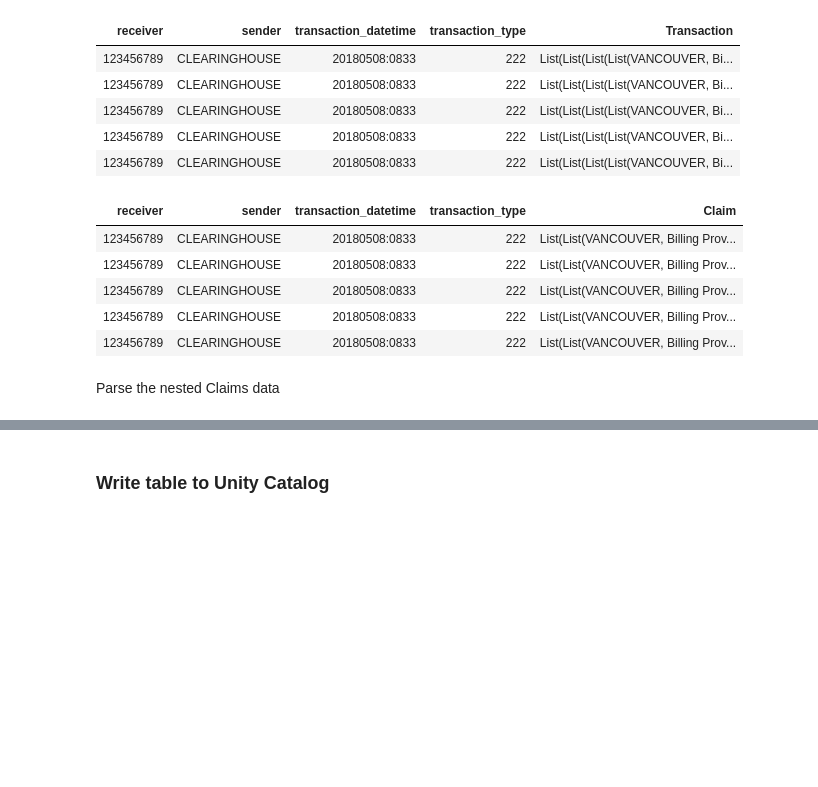
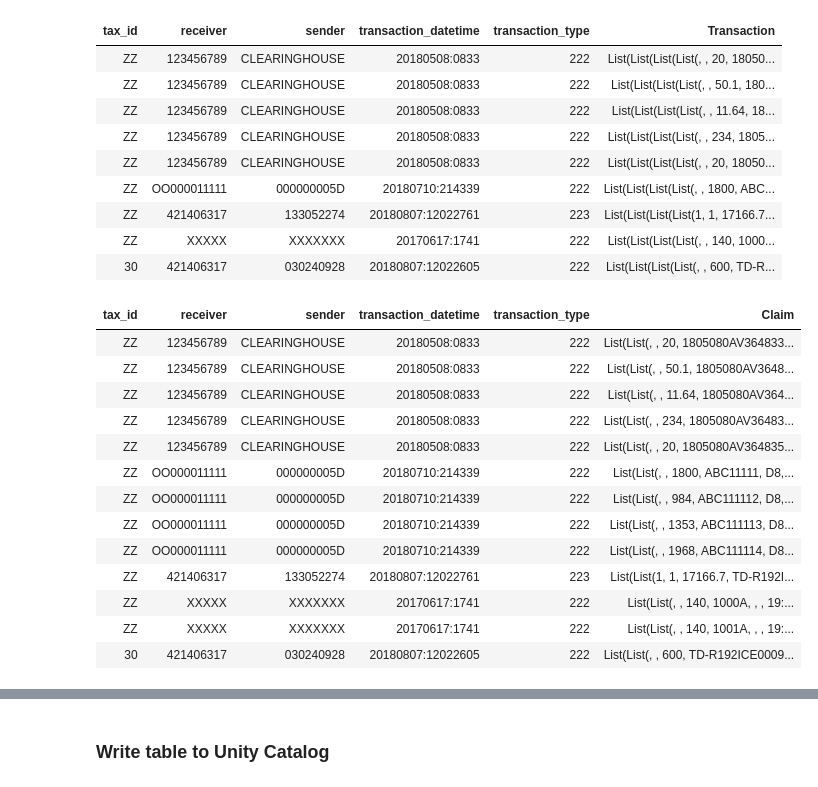
Before and after one commit to databricks-industry-solutions/x12-edi-parser, a Jupyter notebook: notebooks/ClaimBuilder.ipynb, the cells around one changed output, grey strips where cells are left out. Saved outputs shown, nothing was run; the diff lists cells and outputs as text; code cells hidden in the pictures; blank space fills up the shorter version.

Commit message:
updated solution notebook for claim header and claim lines tables in UC

```diff
--- a/notebooks/ClaimBuilder.ipynb
+++ b/notebooks/ClaimBuilder.ipynb
@@ -19,7 +0,0 @@ Is the EDI data 837I or 837P transactions or neither?
-# %%
-from databricksx12.format import *
-from databricksx12.edi import *
-x =  EDIManager(EDI(open("/Volumes/raven_catalog/x12_edi_parser/sampledata/CHPW_Claimdata.txt", "rb").read().decode("utf-8")))
-
-import json
-print(json.dumps(x.flatten(x.data), indent=4))
@@ -44,12 +6,7 @@ print(json.dumps(x.flatten(x.data), indent=4))
 # %%
-from databricksx12 import *
-from databricksx12.hls import *
-import json
-from pyspark.sql.functions import input_file_name
-
 # Initialize HealthcareManager
 hm = HealthcareManager()
-df = spark.read.text("/Volumes/raven_catalog/x12_edi_parser/sampledata/CHPW_Claimdata.txt", wholetext = True)
+df = spark.read.text("/Volumes/raven_catalog/x12_edi_parser/sampledata/837/*.txt", wholetext = True)
 
 # Process the DataFrame and convert to RDD
 rdd = (
@@ -60,6 +17,5 @@ rdd = (
   .map(lambda x: json.dumps(x))
 )
 
-# Convert RDD to DataFrame
-edi_data_df = spark.read.json(rdd)
+edi_data = spark.read.json(rdd)
 # %%
@@ -72,7 +32,9 @@ from pyspark.sql.functions import explode, col
 from pyspark.sql.types import StructType, ArrayType
 
 # Extract FunctionalGroups and Transactions
-functional_groups_df = edi_data_df.select(explode(col("FuncitonalGroup")).alias("FunctionalGroup"))
+functional_groups_df = edi_data.select(
+  col("`EDI.sender_tax_id`").alias("tax_id"),
+  explode(col("FuncitonalGroup")).alias("FunctionalGroup"))
 
 display(functional_groups_df)
 # %% [output]
@@ -101,5 +47,6 @@ root
 # %%
 functional_groups_flat = functional_groups_df.select(
+    col("tax_id"),
     col("FunctionalGroup.`FunctionalGroup.receiver`").alias("receiver"),
     col("FunctionalGroup.`FunctionalGroup.sender`").alias("sender"),
     col("FunctionalGroup.`FunctionalGroup.transaction_datetime`").alias("transaction_datetime"),
@@ -109,28 +56,39 @@ functional_groups_flat = functional_groups_df.select(
 
 display(functional_groups_flat)
 # %% [output]
-| receiver | sender | transaction_datetime | transaction_type | Transaction |
-| 123456789 | CLEARINGHOUSE | 20180508:0833 | 222 | List(List(List(List(VANCOUVER, Bi... |
-| 123456789 | CLEARINGHOUSE | 20180508:0833 | 222 | List(List(List(List(VANCOUVER, Bi... |
-| 123456789 | CLEARINGHOUSE | 20180508:0833 | 222 | List(List(List(List(VANCOUVER, Bi... |
-| 123456789 | CLEARINGHOUSE | 20180508:0833 | 222 | List(List(List(List(VANCOUVER, Bi... |
-| 123456789 | CLEARINGHOUSE | 20180508:0833 | 222 | List(List(List(List(VANCOUVER, Bi... |
+| tax_id | receiver | sender | transaction_datetime | transaction_type | Transaction |
+| ZZ | 123456789 | CLEARINGHOUSE | 20180508:0833 | 222 | List(List(List(List(, , 20, 18050... |
+| ZZ | 123456789 | CLEARINGHOUSE | 20180508:0833 | 222 | List(List(List(List(, , 50.1, 180... |
+| ZZ | 123456789 | CLEARINGHOUSE | 20180508:0833 | 222 | List(List(List(List(, , 11.64, 18... |
+| ZZ | 123456789 | CLEARINGHOUSE | 20180508:0833 | 222 | List(List(List(List(, , 234, 1805... |
+| ZZ | 123456789 | CLEARINGHOUSE | 20180508:0833 | 222 | List(List(List(List(, , 20, 18050... |
+| ZZ | OO000011111 | 000000005D | 20180710:214339 | 222 | List(List(List(List(, , 1800, ABC... |
+| ZZ | 421406317 | 133052274 | 20180807:12022761 | 223 | List(List(List(List(1, 1, 17166.7... |
+| ZZ | XXXXX | XXXXXXX | 20170617:1741 | 222 | List(List(List(List(, , 140, 1000... |
+| 30 | 421406317 | 030240928 | 20180807:12022605 | 222 | List(List(List(List(, , 600, TD-R... |
 # %%
-transactions_flat = functional_groups_flat.select(
+claims_flat = functional_groups_flat.select(
+    col("tax_id"),
     col("receiver"),
     col("sender"),
     col("transaction_datetime"),
     col("transaction_type"),
     explode(col("Transaction.Claims")).alias("Claim")
 )
 
-display(transactions_flat)
+display(claims_flat)
 # %% [output]
-| receiver | sender | transaction_datetime | transaction_type | Claim |
-| 123456789 | CLEARINGHOUSE | 20180508:0833 | 222 | List(List(VANCOUVER, Billing Prov... |
-| 123456789 | CLEARINGHOUSE | 20180508:0833 | 222 | List(List(VANCOUVER, Billing Prov... |
-| 123456789 | CLEARINGHOUSE | 20180508:0833 | 222 | List(List(VANCOUVER, Billing Prov... |
-| 123456789 | CLEARINGHOUSE | 20180508:0833 | 222 | List(List(VANCOUVER, Billing Prov... |
-| 123456789 | CLEARINGHOUSE | 20180508:0833 | 222 | List(List(VANCOUVER, Billing Prov... |
+| tax_id | receiver | sender | transaction_datetime | transaction_type | Claim |
+| ZZ | 123456789 | CLEARINGHOUSE | 20180508:0833 | 222 | List(List(, , 20, 1805080AV364833... |
+| ZZ | 123456789 | CLEARINGHOUSE | 20180508:0833 | 222 | List(List(, , 50.1, 1805080AV3648... |
+| ZZ | 123456789 | CLEARINGHOUSE | 20180508:0833 | 222 | List(List(, , 11.64, 1805080AV364... |
+| ZZ | 123456789 | CLEARINGHOUSE | 20180508:0833 | 222 | List(List(, , 234, 1805080AV36483... |
+| ZZ | 123456789 | CLEARINGHOUSE | 20180508:0833 | 222 | List(List(, , 20, 1805080AV364835... |
+| ZZ | OO000011111 | 000000005D | 20180710:214339 | 222 | List(List(, , 1800, ABC11111, D8,... |
+| ZZ | OO000011111 | 000000005D | 20180710:214339 | 222 | List(List(, , 984, ABC111112, D8,... |
+| ZZ | OO000011111 | 000000005D | 20180710:214339 | 222 | List(List(, , 1353, ABC111113, D8... |
+| ZZ | OO000011111 | 000000005D | 20180710:214339 | 222 | List(List(, , 1968, ABC111114, D8... |
+| ZZ | 421406317 | 133052274 | 20180807:12022761 | 223 | List(List(1, 1, 17166.7, TD-R192I... |
+| ZZ | XXXXX | XXXXXXX | 20170617:1741 | 222 | List(List(, , 140, 1000A, , , 19:... |
+| ZZ | XXXXX | XXXXXXX | 20170617:1741 | 222 | List(List(, , 140, 1001A, , , 19:... |
+| 30 | 421406317 | 030240928 | 20180807:12022605 | 222 | List(List(, , 600, TD-R192ICE0009... |
-# %% [markdown]
-Parse the nested Claims data
```
Also changed, not shown: parts of 17 cells of this notebook.
